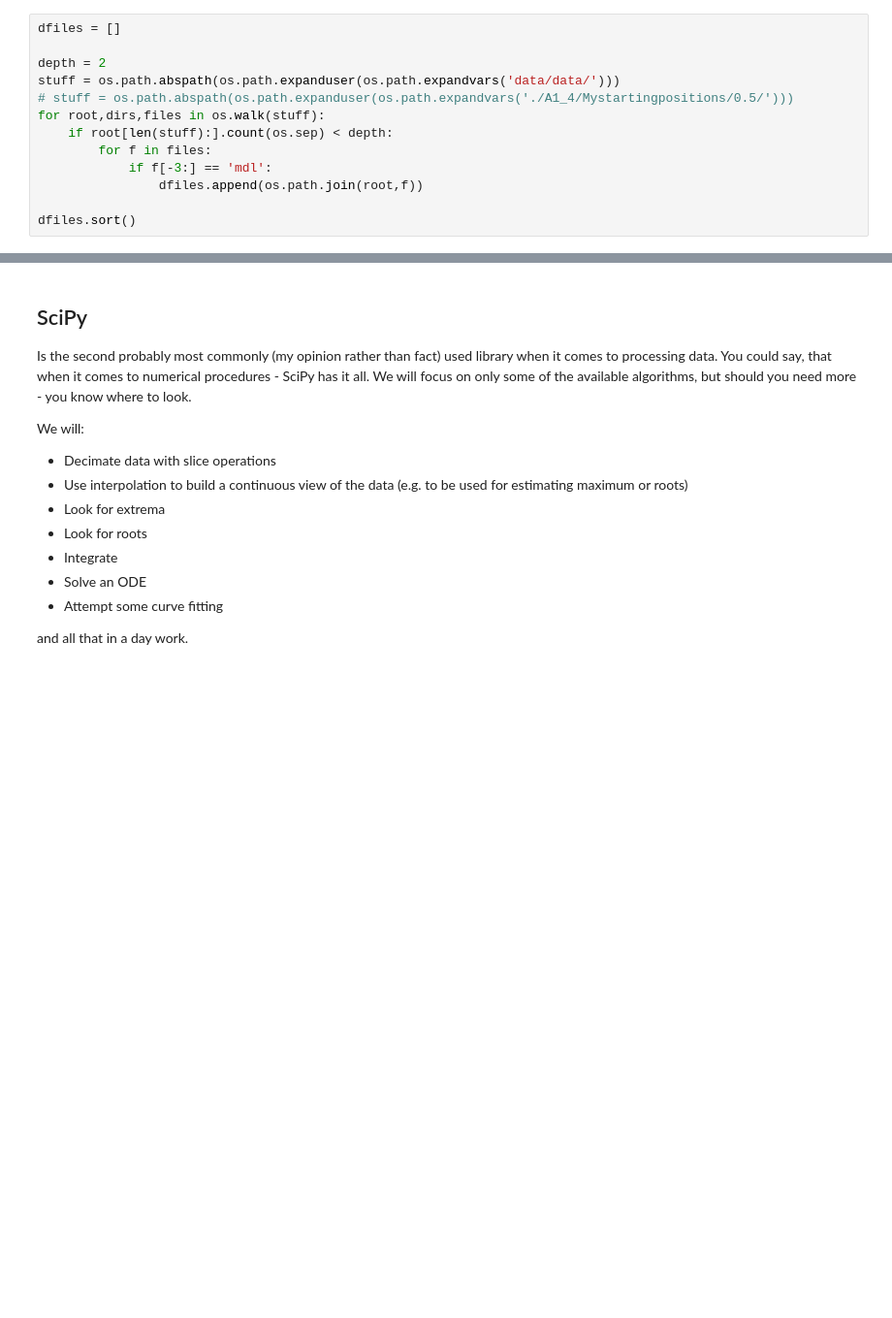
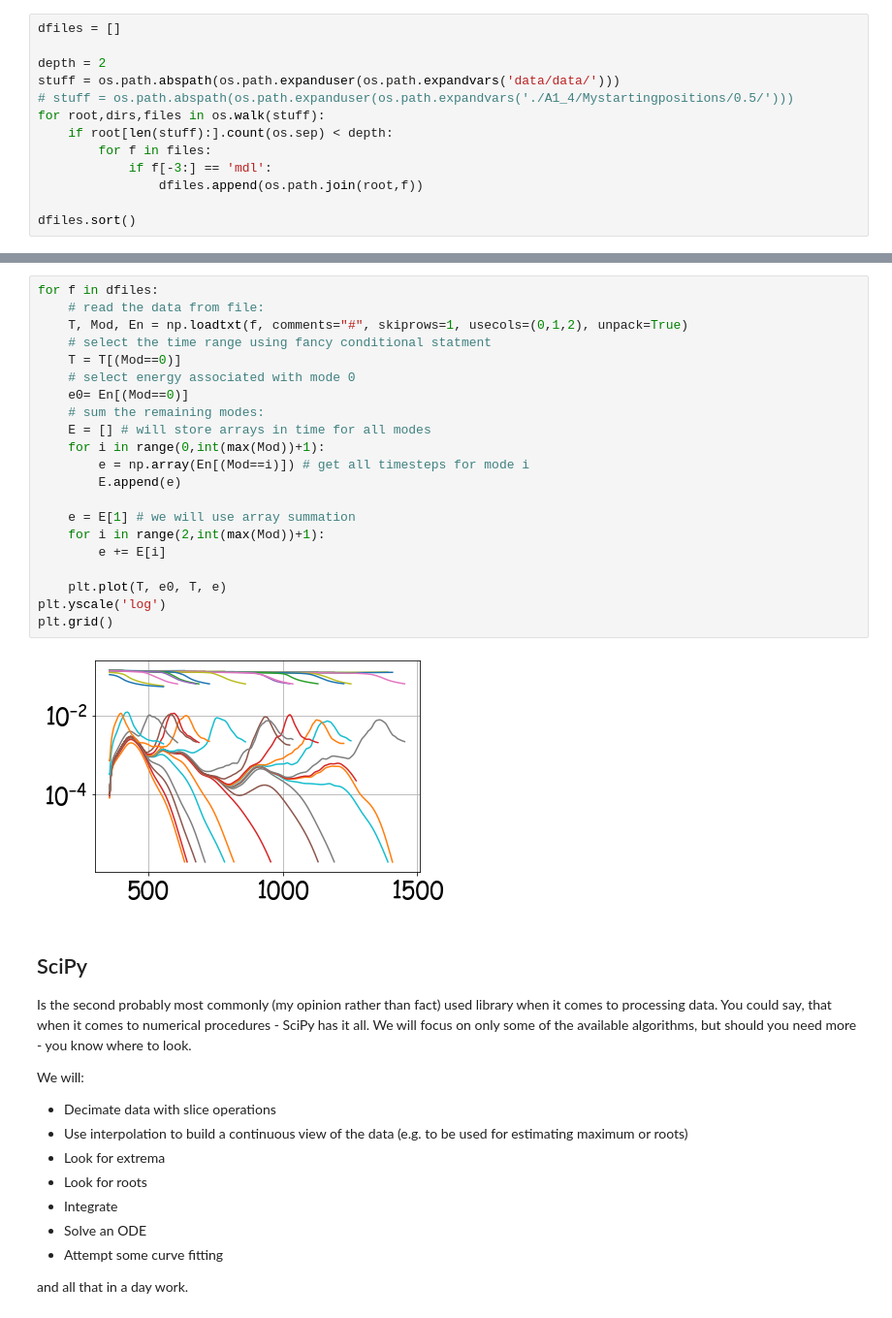
Before and after one commit to sgepner/Automate-Python, a Jupyter notebook: Lectures/Lecture3/Lecture 3.ipynb, the cells around one changed output, grey strips where cells are left out. Shown at 97% size. Drawn from its saved outputs; the diff is of its cells as text; blank space fills up the shorter version.

```diff
--- a/Lectures/Lecture3/Lecture 3.ipynb
+++ b/Lectures/Lecture3/Lecture 3.ipynb
@@ -495,3 +727,26 @@ for f in dfiles:
+# %%
+for f in dfiles:
+    # read the data from file:
+    T, Mod, En = np.loadtxt(f, comments="#", skiprows=1, usecols=(0,1,2), unpack=True)
+    # select the time range using fancy conditional statment
+    T = T[(Mod==0)]
+    # select energy associated with mode 0
+    e0= En[(Mod==0)]
+    # sum the remaining modes:
+    E = [] # will store arrays in time for all modes
+    for i in range(0,int(max(Mod))+1):
+        e = np.array(En[(Mod==i)]) # get all timesteps for mode i
+        E.append(e)
+
+    e = E[1] # we will use array summation
+    for i in range(2,int(max(Mod))+1):
+        e += E[i]
+
+    plt.plot(T, e0, T, e)
+plt.yscale('log')
+plt.grid()
+# %% [output]
+[figure, added]
 # %% [markdown]
 ## SciPy
 Is the second probably most commonly (my opinion rather than fact) used library when it comes to processing data. You could say, that when it comes to numerical procedures - SciPy has it all. We will focus on only some of the available algorithms, but should you need more - you know where to look.
```
Also changed, not shown: parts of 69 cells of this notebook, 1 other file.
